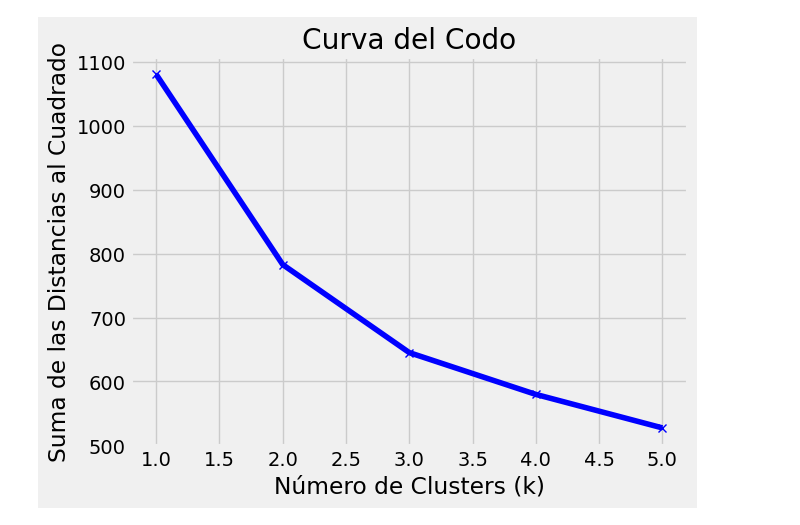
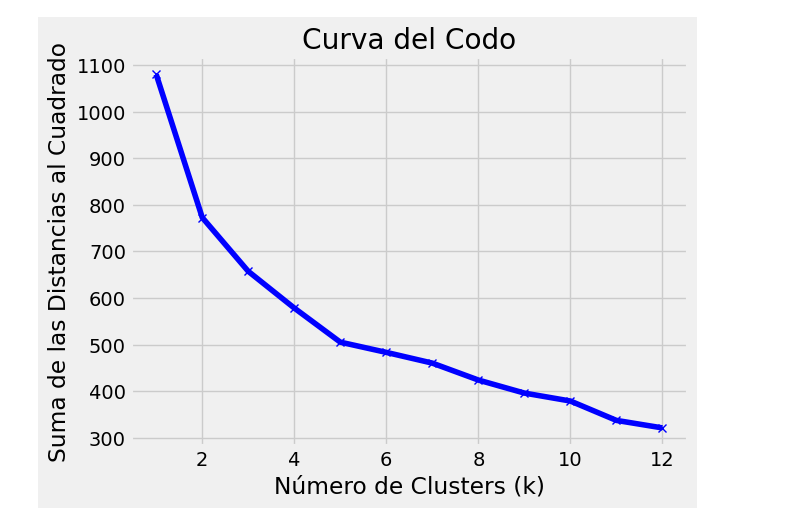
Before and after one commit to nican2/ProyectoAS2023, a Jupyter notebook: completo.ipynb, the cells around one changed output. Saved outputs shown, nothing was run; the diff lists cells and outputs as text; code cells hidden in the pictures.

```diff
--- a/completo.ipynb
+++ b/completo.ipynb
@@ -146,7 +164,7 @@ df_pca=pd.DataFrame(x,columns=['a','b'])
 
 import matplotlib.pyplot as plt
 from sklearn.cluster import KMeans
-def elbow_method(data, max_clusters=5):
+def elbow_method(data, max_clusters=12):
     sum_of_squared_distances = []
     for k in range(1, max_clusters+1):
         kmeans = KMeans(n_clusters=k)
@@ -158,9 +176,10 @@ def elbow_method(data, max_clusters=5):
     plt.ylabel('Suma de las Distancias al Cuadrado')
     plt.title('Curva del Codo')
     plt.show()
-# %%
-elbow_method(train_scaled)
-# %% [output]
-[figure, removed]
+# %%
+# Usar df_cluster
+elbow_method(df_cluster)
+# %% [output]
+[figure, added]
 # %%
 #script para representar coeficiente de silueta y de davies para ver numero de clusters
```
Also changed, not shown: parts of 18 cells of this notebook.
